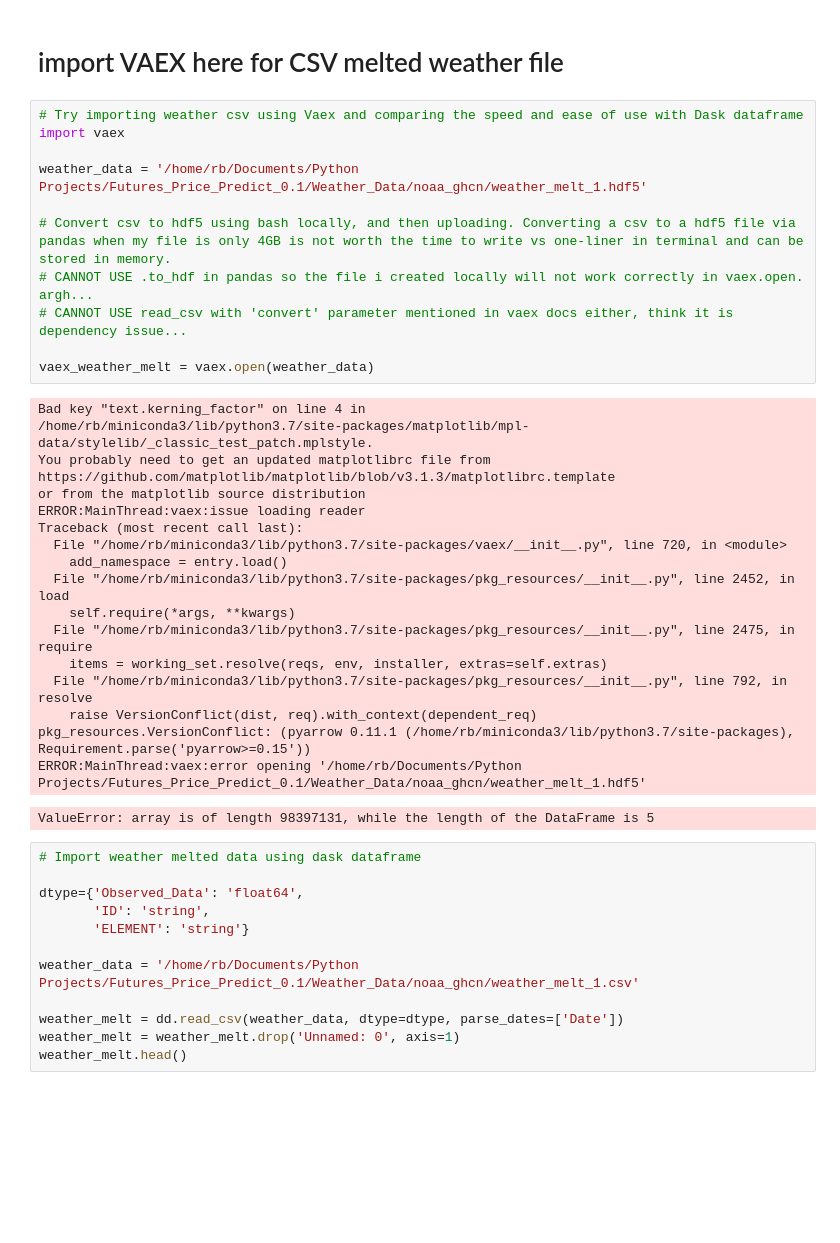
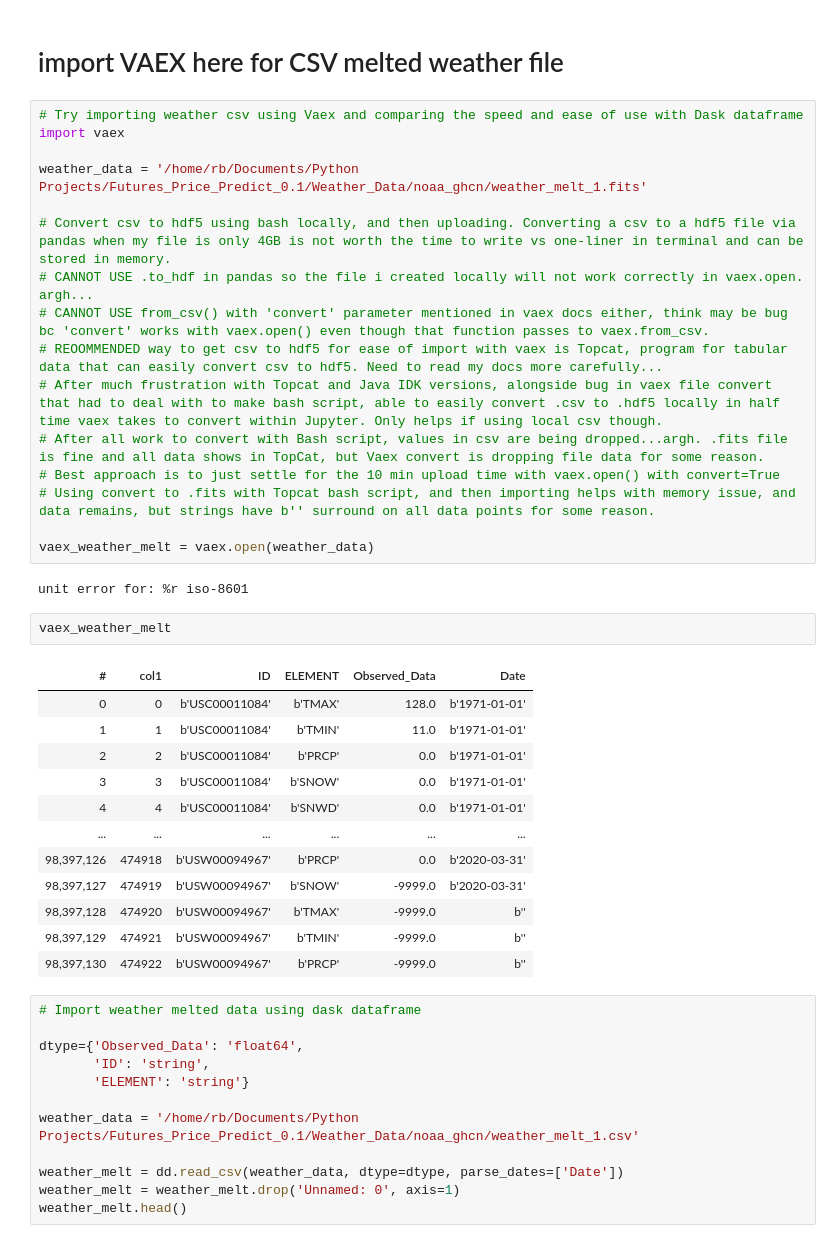
Before and after one commit to RichardBoulet/Futures_Price_Predictor, a Jupyter notebook: Futures_Predict_0.1.ipynb, the cells around one changed output. Drawn from its saved outputs; the diff is of its cells as text; blank space fills up the shorter version.

Commit message:
settled on vaex issues and pros

```diff
--- a/Futures_Predict_0.1.ipynb
+++ b/Futures_Predict_0.1.ipynb
@@ -469,32 +466,35 @@ def read_station_metadata(filename=path):
 # Try importing weather csv using Vaex and comparing the speed and ease of use with Dask dataframe
 import vaex
 
-weather_data = '/home/rb/Documents/Python Projects/Futures_Price_Predict_0.1/Weather_Data/noaa_ghcn/weather_melt_1.hdf5'
+weather_data = '/home/rb/Documents/Python Projects/Futures_Price_Predict_0.1/Weather_Data/noaa_ghcn/weather_melt_1.fits'
 
 # Convert csv to hdf5 using bash locally, and then uploading. Converting a csv to a hdf5 file via pandas when my file is only 4GB is not worth the time to write vs one-liner in terminal and can be stored in memory.
 # CANNOT USE .to_hdf in pandas so the file i created locally will not work correctly in vaex.open. argh...
-# CANNOT USE read_csv with 'convert' parameter mentioned in vaex docs either, think it is dependency issue...
+# CANNOT USE from_csv() with 'convert' parameter mentioned in vaex docs either, think may be bug bc 'convert' works with vaex.open() even though that function passes to vaex.from_csv.
+# REOOMMENDED way to get csv to hdf5 for ease of import with vaex is Topcat, program for tabular data that can easily convert csv to hdf5. Need to read my docs more carefully...
+# After much frustration with Topcat and Java IDK versions, alongside bug in vaex file convert that had to deal with to make bash script, able to easily convert .csv to .hdf5 locally in half time vaex takes to convert within Jupyter. Only helps if using local csv though.
+# After all work to convert with Bash script, values in csv are being dropped...argh. .fits file is fine and all data shows in TopCat, but Vaex convert is dropping file data for some reason.
+# Best approach is to just settle for the 10 min upload time with vaex.open() with convert=True
+# Using convert to .fits with Topcat bash script, and then importing helps with memory issue, and data remains, but strings have b'' surround on all data points for some reason.
 
 vaex_weather_melt = vaex.open(weather_data)
 # %% [output]
-Bad key "text.kerning_factor" on line 4 in
-/home/rb/miniconda3/lib/python3.7/site-packages/matplotlib/mpl-data/stylelib/_classic_test_patch.mplstyle.
-You probably need to get an updated matplotlibrc file from
-https://github.com/matplotlib/matplotlib/blob/v3.1.3/matplotlibrc.template
-or from the matplotlib source distribution
-ERROR:MainThread:vaex:issue loading reader
-Traceback (most recent call last):
-  File "/home/rb/miniconda3/lib/python3.7/site-packages/vaex/__init__.py", line 720, in <module>
-    add_namespace = entry.load()
-  File "/home/rb/miniconda3/lib/python3.7/site-packages/pkg_resources/__init__.py", line 2452, in load
-    self.require(*args, **kwargs)
-  File "/home/rb/miniconda3/lib/python3.7/site-packages/pkg_resources/__init__.py", line 2475, in require
-    items = working_set.resolve(reqs, env, installer, extras=self.extras)
-  File "/home/rb/miniconda3/lib/python3.7/site-packages/pkg_resources/__init__.py", line 792, in resolve
-    raise VersionConflict(dist, req).with_context(dependent_req)
-pkg_resources.VersionConflict: (pyarrow 0.11.1 (/home/rb/miniconda3/lib/python3.7/site-packages), Requirement.parse('pyarrow>=0.15'))
-ERROR:MainThread:vaex:error opening '/home/rb/Documents/Python Projects/Futures_Price_Predict_0.1/Weather_Data/noaa_ghcn/weather_melt_1.hdf5'
+unit error for: %r iso-8601
-ValueError: array is of length 98397131, while the length of the DataFrame is 5
+# %%
+vaex_weather_melt
+# %% [output]
+| # | col1 | ID | ELEMENT | Observed_Data | Date |
+| 0 | 0 | b'USC00011084' | b'TMAX' | 128.0 | b'1971-01-01' |
+| 1 | 1 | b'USC00011084' | b'TMIN' | 11.0 | b'1971-01-01' |
+| 2 | 2 | b'USC00011084' | b'PRCP' | 0.0 | b'1971-01-01' |
+| 3 | 3 | b'USC00011084' | b'SNOW' | 0.0 | b'1971-01-01' |
+| 4 | 4 | b'USC00011084' | b'SNWD' | 0.0 | b'1971-01-01' |
+| ... | ... | ... | ... | ... | ... |
+| 98,397,126 | 474918 | b'USW00094967' | b'PRCP' | 0.0 | b'2020-03-31' |
+| 98,397,127 | 474919 | b'USW00094967' | b'SNOW' | -9999.0 | b'2020-03-31' |
+| 98,397,128 | 474920 | b'USW00094967' | b'TMAX' | -9999.0 | b'' |
+| 98,397,129 | 474921 | b'USW00094967' | b'TMIN' | -9999.0 | b'' |
+| 98,397,130 | 474922 | b'USW00094967' | b'PRCP' | -9999.0 | b'' |
 # %%
 # Import weather melted data using dask dataframe
 
```
Also changed, not shown: parts of 1 cell of this notebook.
